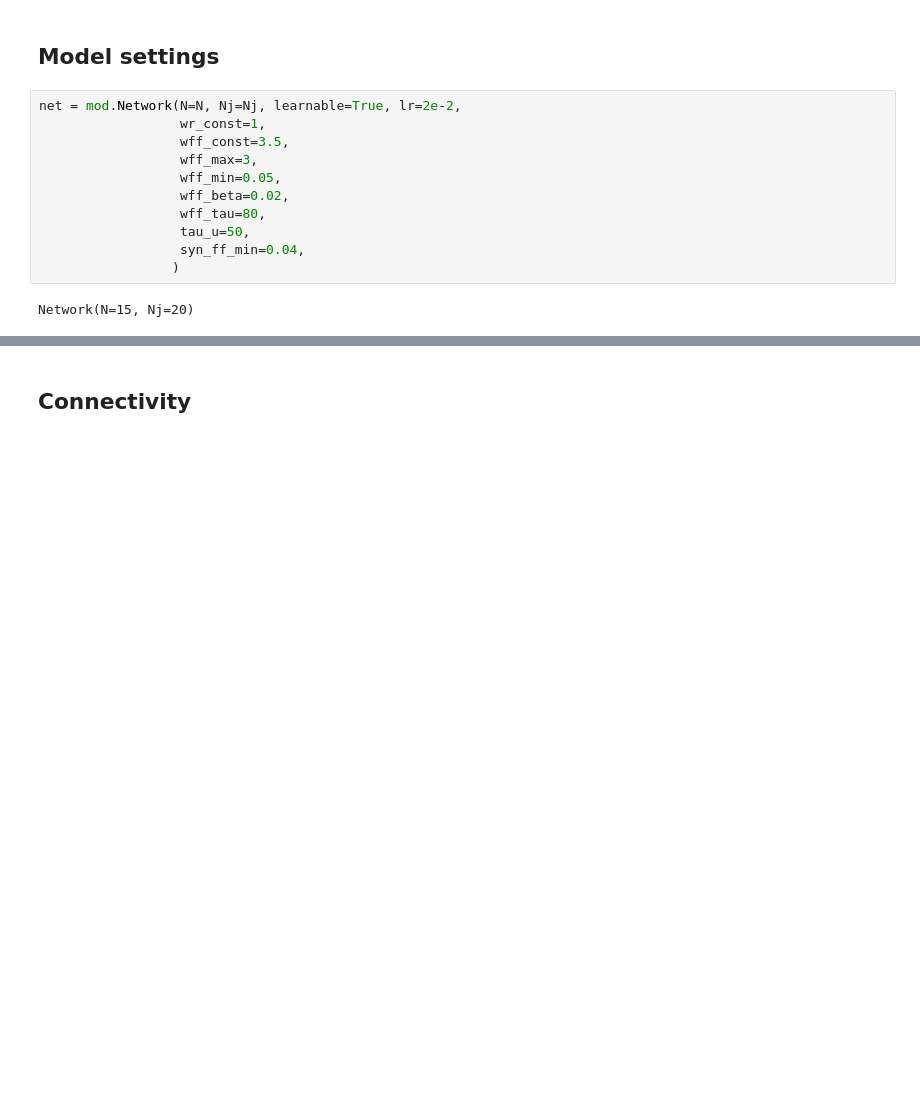
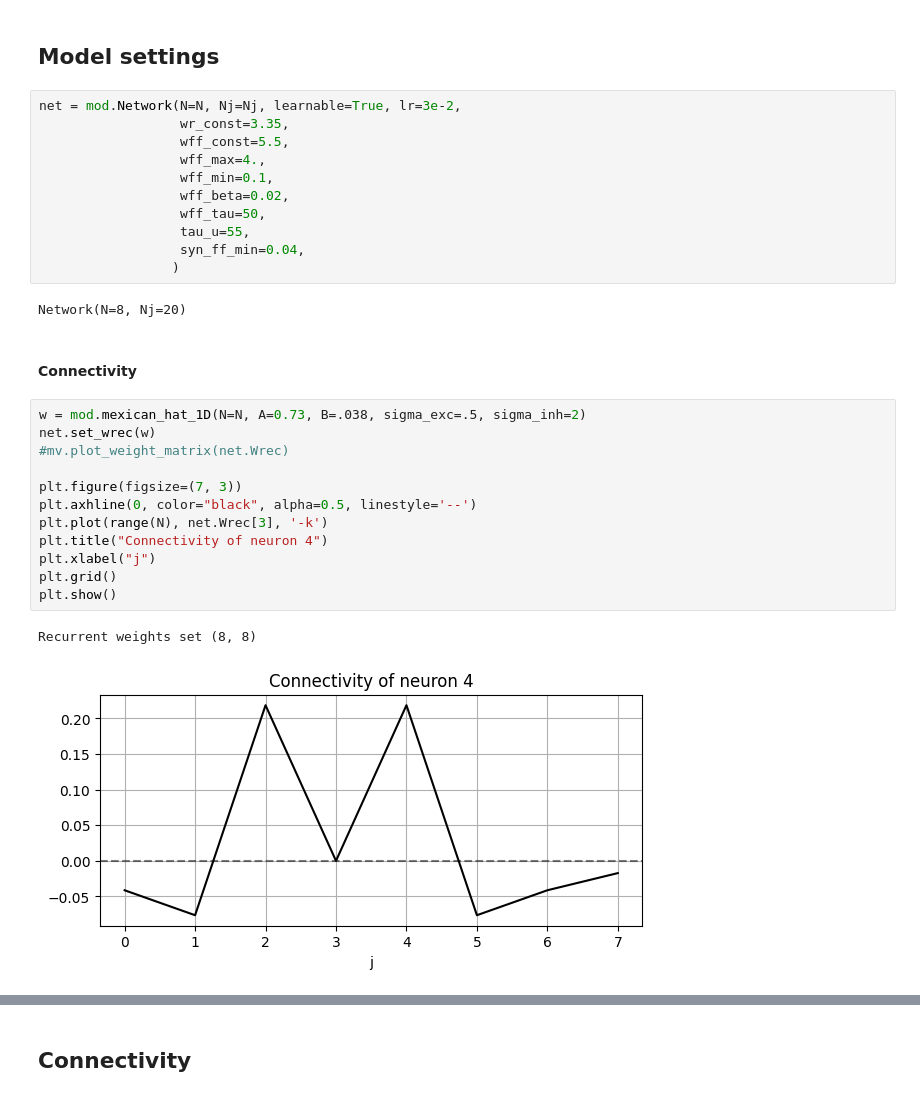
Before and after one commit to iKiru-hub/PCNN, a Jupyter notebook: pcnn_lab.ipynb, the cells around one changed output, grey strips where cells are left out. Saved outputs shown, nothing was run; the diff lists cells and outputs as text; blank space fills up the shorter version.

```diff
--- a/pcnn_lab.ipynb
+++ b/pcnn_lab.ipynb
@@ -54,16 +51,33 @@ for t0 in range(0, T, bin_size+500):
 # %% [markdown]
 ## Model settings
 # %%
-net = mod.Network(N=N, Nj=Nj, learnable=True, lr=2e-2,
-                  wr_const=1,
-                  wff_const=3.5,
-                  wff_max=3,
-                  wff_min=0.05,
+net = mod.Network(N=N, Nj=Nj, learnable=True, lr=3e-2,
+                  wr_const=3.35,
+                  wff_const=5.5,
+                  wff_max=4.,
+                  wff_min=0.1,
                   wff_beta=0.02,
-                  wff_tau=80,
-                  tau_u=50,
+                  wff_tau=50,
+                  tau_u=55,
                   syn_ff_min=0.04,
                  )
 # %% [output]
-Network(N=15, Nj=20)
+Network(N=8, Nj=20)
+# %% [markdown]
+#### Connectivity
+# %%
+w = mod.mexican_hat_1D(N=N, A=0.73, B=.038, sigma_exc=.5, sigma_inh=2)
+net.set_wrec(w)
+#mv.plot_weight_matrix(net.Wrec)
+
+plt.figure(figsize=(7, 3))
+plt.axhline(0, color="black", alpha=0.5, linestyle='--')
+plt.plot(range(N), net.Wrec[3], '-k')
+plt.title("Connectivity of neuron 4")
+plt.xlabel("j")
+plt.grid()
+plt.show()
+# %% [output]
+Recurrent weights set (8, 8)
+[figure, added]
 # %% [markdown]
```
Also changed, not shown: parts of 9 cells of this notebook, 3 other files.
